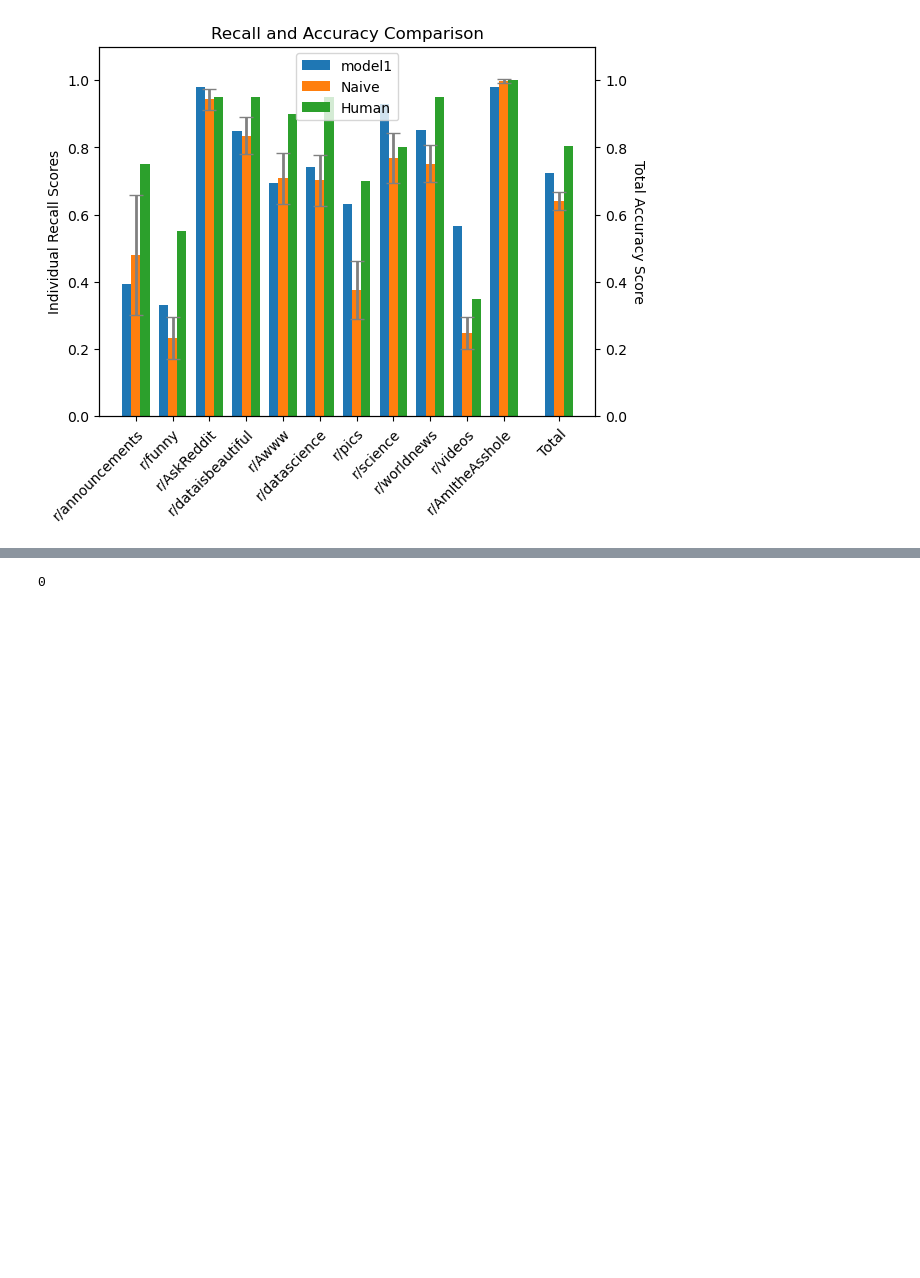
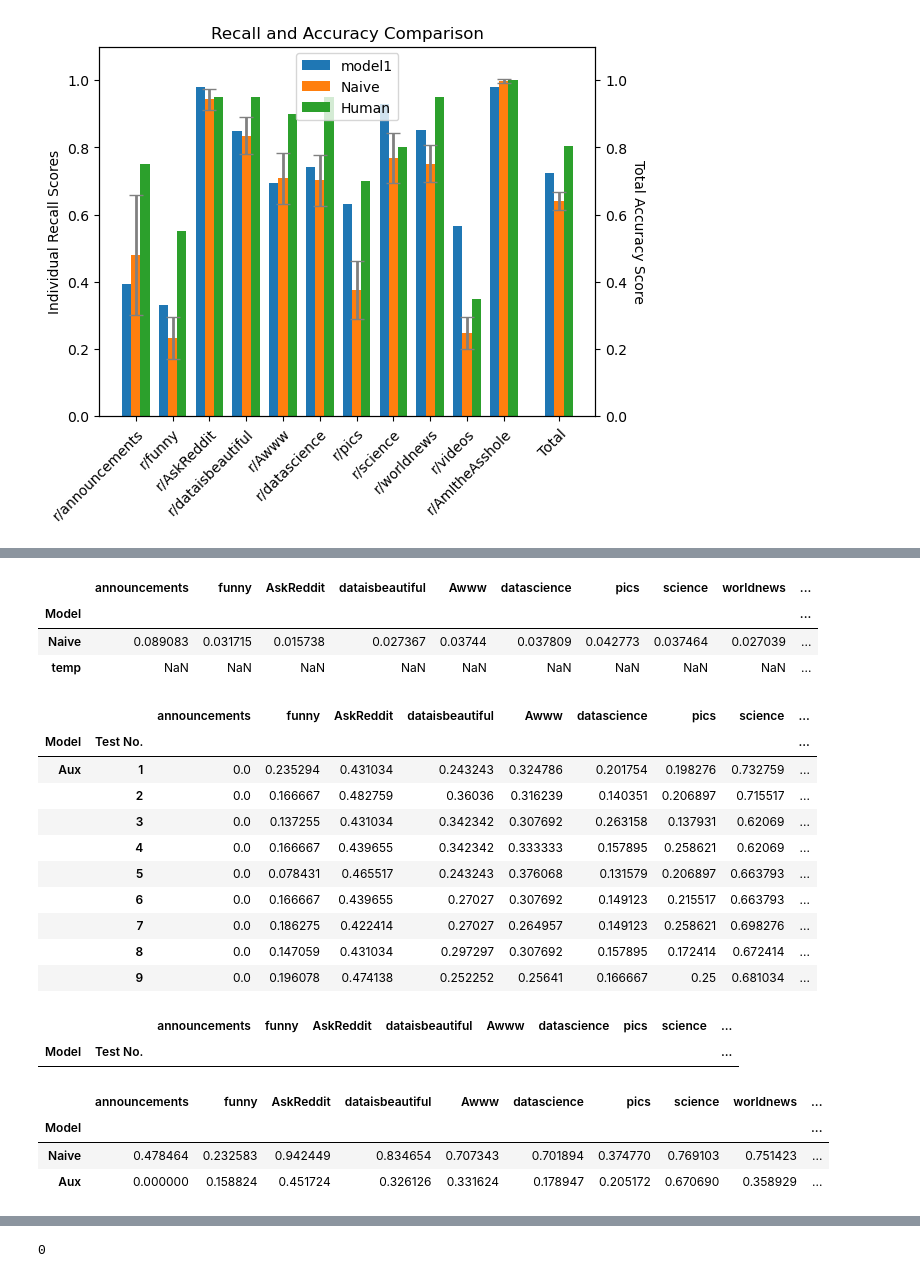
Before and after one commit to rainonej/Reddit-Projects, a Jupyter notebook: Subreddit Predictions/Model Comparison 2.ipynb, the cells around one changed output, grey strips where cells are left out. Saved outputs shown, nothing was run; the diff lists cells and outputs as text; code cells hidden in the pictures; blank space fills up the shorter version.

```diff
--- a/Subreddit Predictions/Model Comparison 2.ipynb
+++ b/Subreddit Predictions/Model Comparison 2.ipynb
@@ -512,0 +603,31 @@ print(dic2)
+# %%
+obj.Cross_Validation_Results_std.loc['temp'] = {}
+obj.Cross_Validation_Results_std
+# %% [output]
+|  | announcements | funny | AskReddit | dataisbeautiful | Awww | datascience | pics | science | worldnews | ... |
+| Model |  |  |  |  |  |  |  |  |  | ... |
+| Naive | 0.089083 | 0.031715 | 0.015738 | 0.027367 | 0.03744 | 0.037809 | 0.042773 | 0.037464 | 0.027039 | ... |
+| temp | NaN | NaN | NaN | NaN | NaN | NaN | NaN | NaN | NaN | ... |
+# %%
+obj = UPDATE_obj(obj,path)
+obj.Cross_Validation_Results.drop('Aux', inplace=True)
+#obj.Cross_Validation_Results.drop(columns=[1], inplace=True)
+obj.new_validate('Aux',4)
+obj.Cross_Validation_Results
+# %% [output]
+|  |  | announcements | funny | AskReddit | dataisbeautiful | Awww | datascience | pics | science | ... |
+| Model | Test No. |  |  |  |  |  |  |  |  | ... |
+| Aux | 1 | 0.0 | 0.235294 | 0.431034 | 0.243243 | 0.324786 | 0.201754 | 0.198276 | 0.732759 | ... |
+|  | 2 | 0.0 | 0.166667 | 0.482759 | 0.36036 | 0.316239 | 0.140351 | 0.206897 | 0.715517 | ... |
+|  | 3 | 0.0 | 0.137255 | 0.431034 | 0.342342 | 0.307692 | 0.263158 | 0.137931 | 0.62069 | ... |
+|  | 4 | 0.0 | 0.166667 | 0.439655 | 0.342342 | 0.333333 | 0.157895 | 0.258621 | 0.62069 | ... |
+|  | 5 | 0.0 | 0.078431 | 0.465517 | 0.243243 | 0.376068 | 0.131579 | 0.206897 | 0.663793 | ... |
+|  | 6 | 0.0 | 0.166667 | 0.439655 | 0.27027 | 0.307692 | 0.149123 | 0.215517 | 0.663793 | ... |
+|  | 7 | 0.0 | 0.186275 | 0.422414 | 0.27027 | 0.264957 | 0.149123 | 0.258621 | 0.698276 | ... |
+|  | 8 | 0.0 | 0.147059 | 0.431034 | 0.297297 | 0.307692 | 0.157895 | 0.172414 | 0.672414 | ... |
+|  | 9 | 0.0 | 0.196078 | 0.474138 | 0.252252 | 0.25641 | 0.166667 | 0.25 | 0.681034 | ... |
+# %%
+obj.Cross_Validation_Results
+# %% [output]
+|  |  | announcements | funny | AskReddit | dataisbeautiful | Awww | datascience | pics | science | ... |
+| Model | Test No. |  |  |  |  |  |  |  |  | ... |
@@ -512,0 +640,7 @@ print(dic2)
+# %%
+obj.Cross_Validation_Results_avg
+# %% [output]
+|  | announcements | funny | AskReddit | dataisbeautiful | Awww | datascience | pics | science | worldnews | ... |
+| Model |  |  |  |  |  |  |  |  |  | ... |
+| Naive | 0.478464 | 0.232583 | 0.942449 | 0.834654 | 0.707343 | 0.701894 | 0.374770 | 0.769103 | 0.751423 | ... |
+| Aux | 0.000000 | 0.158824 | 0.451724 | 0.326126 | 0.331624 | 0.178947 | 0.205172 | 0.670690 | 0.358929 | ... |
```
Also changed, not shown: parts of 16 cells of this notebook, 1 other file.
